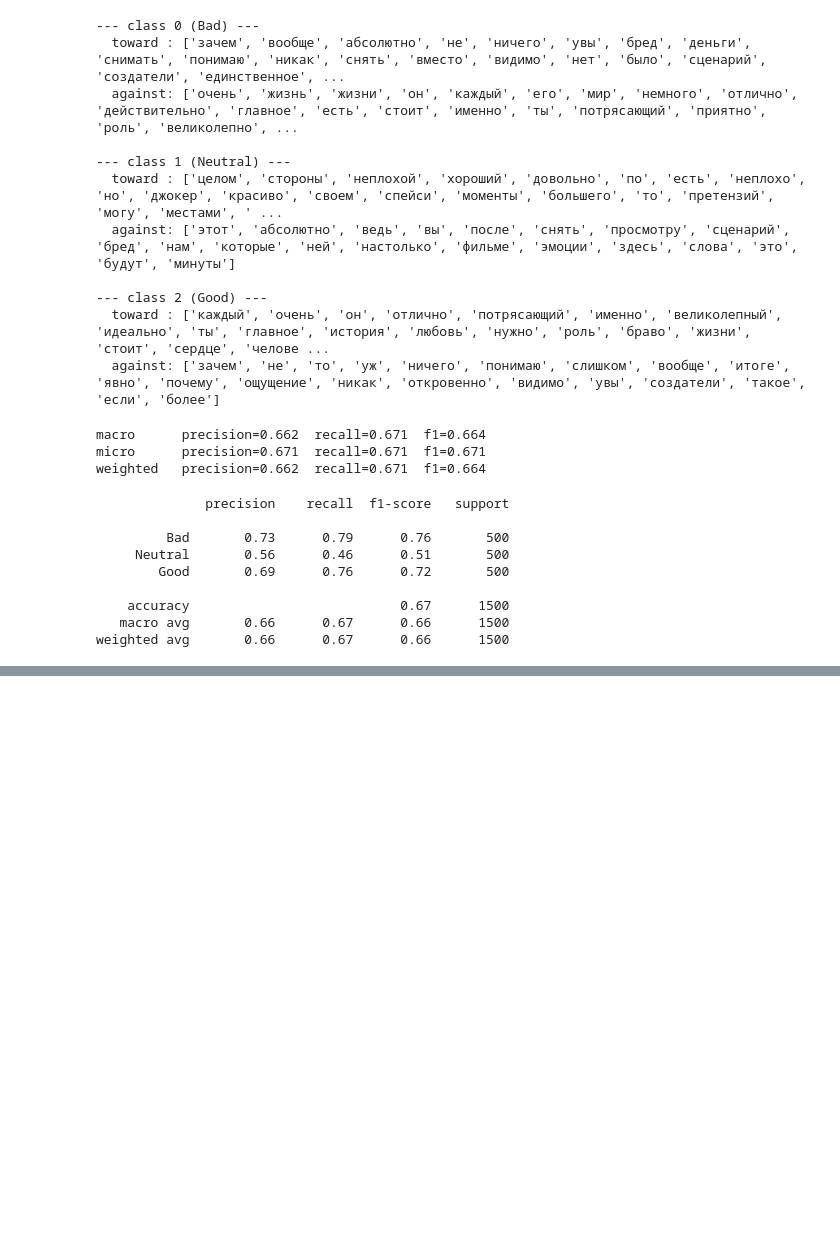
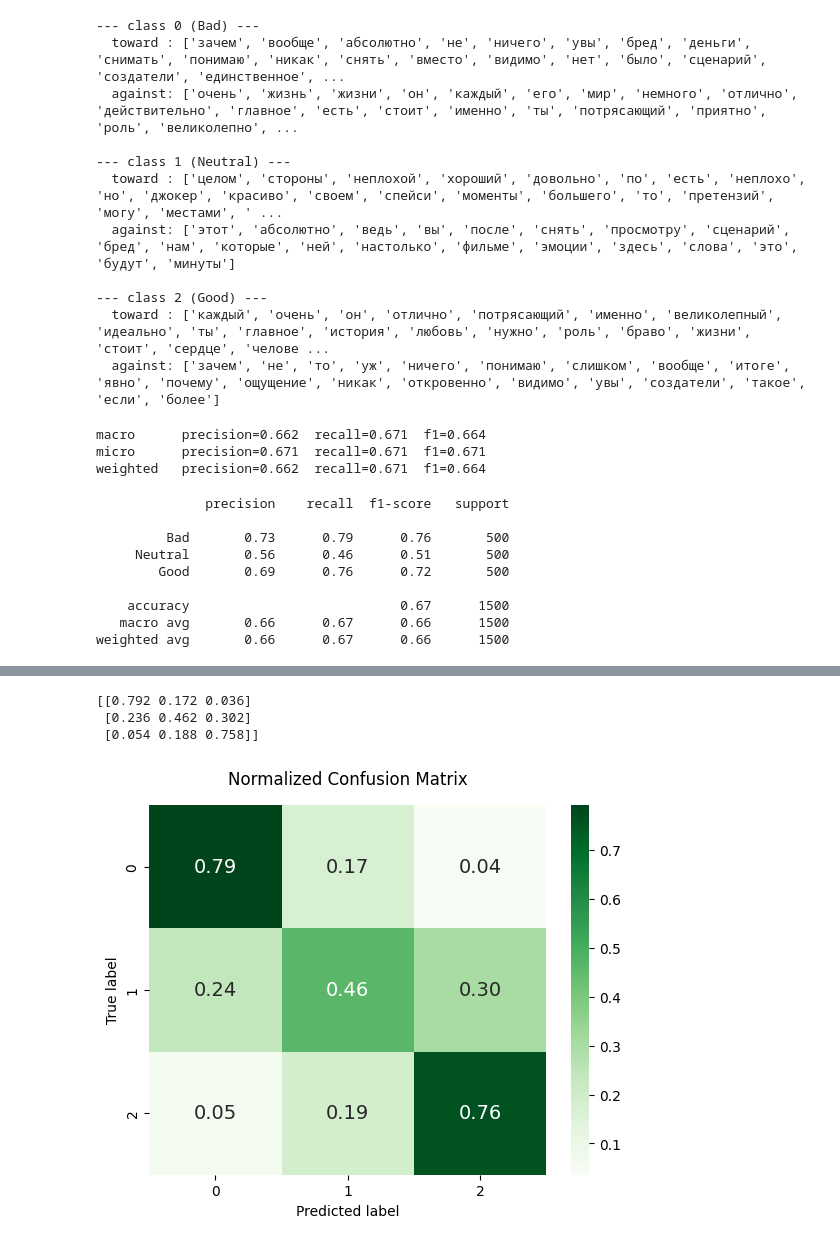
Before and after one commit to KrisTinaShch/kinopoisk_sentiment_analysis, a Jupyter notebook: kinopoisk_sentiment_analysis.ipynb, the cells around one changed output, grey strips where cells are left out. Cells and saved outputs as stored; diff of their text form; code cells hidden in the pictures; blank space fills up the shorter version.

```diff
--- a/kinopoisk_sentiment_analysis.ipynb
+++ b/kinopoisk_sentiment_analysis.ipynb
@@ -422,0 +444,18 @@ weighted avg       0.66      0.67      0.66      1500
+# %%
+# plot the normalized version
+cm_normalized = confusion_matrix(y_test,y_pred,normalize="true")
+
+print(cm_normalized)
+
+# Plot normalized confusion matrix
+sns.heatmap(cm_normalized,annot=True,fmt=".2f",cmap="Greens",annot_kws={"fontsize": 14})
+
+plt.ylabel("True label")
+plt.xlabel("Predicted label")
+plt.title("Normalized Confusion Matrix", pad=15)
+plt.show()
+# %% [output]
+[[0.792 0.172 0.036]
+ [0.236 0.462 0.302]
+ [0.054 0.188 0.758]]
+[figure, added]
```
Also changed, not shown: parts of 2 cells of this notebook.
